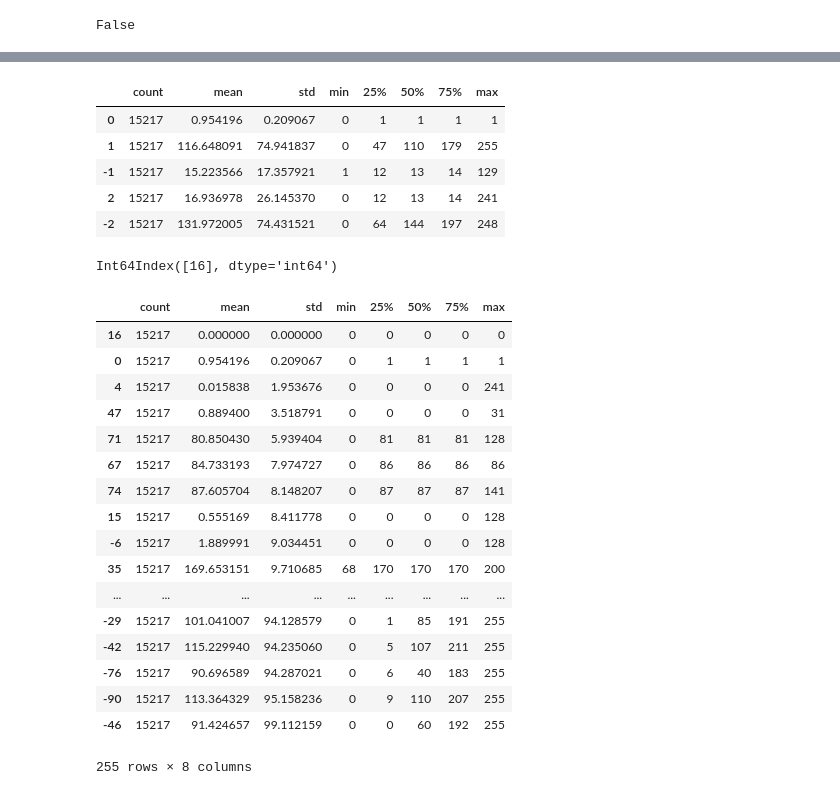
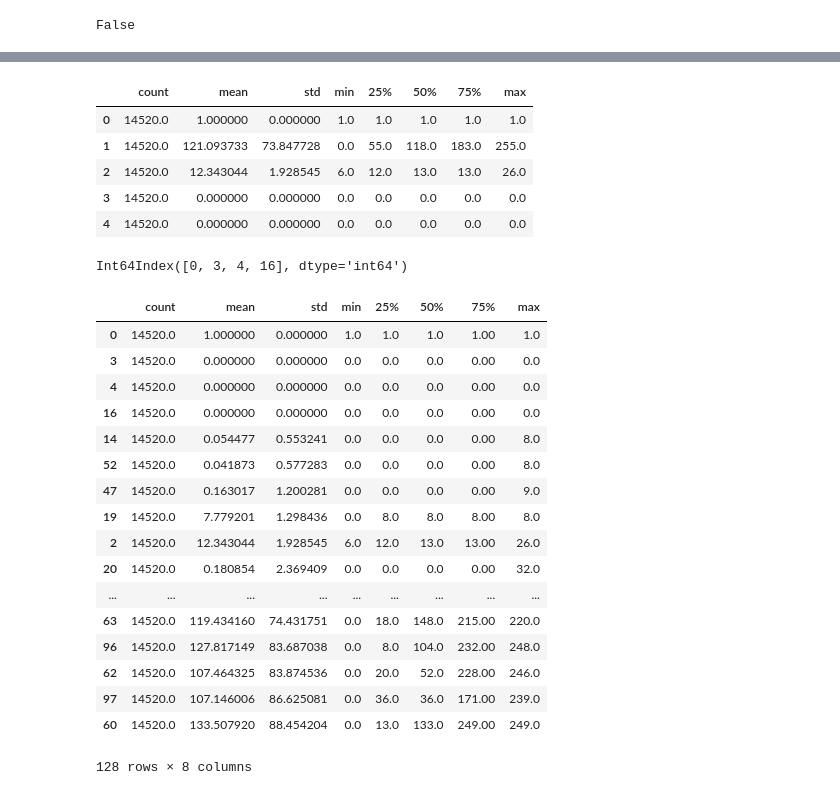
Before and after one commit to 3tilley/CroakLife, a Jupyter notebook: Untitled0.ipynb, the cells around one changed output, grey strips where cells are left out. Saved outputs shown, nothing was run; the diff lists cells and outputs as text; code cells hidden in the pictures.

```diff
--- a/Untitled0.ipynb
+++ b/Untitled0.ipynb
@@ -13,5 +16,5 @@ import binascii
 # %%
-p = r'C:\Program Files (x86)\Steam\steamapps\common\Battlerite\Battlerite\ClientReplays'
+p = r'TestReplays'
 rep = '170410-222752.clientreplay'
 # %%
 data = None
@@ -285,7 +178,7 @@ df4 = df2.copy()
 for i in range(0,16*8):
     j = i * 2
     df2[i] = df2["Data"].apply(lambda s: int(s[j:j+2], 16))
-    if i != 0:
-        df2[-i] = df2["Data"].apply(lambda s: int(s[-j:][:2], 16))
+    #if i != 0:
+        #df2[-i] = df2["Data"].apply(lambda s: int(s[-j:][:2], 16))
         #print -j
     #df4[i] = df4["Data"].apply(lambda s: int(shift(s, 7)[i*2:(i*2)+2], 16))
@@ -354,13 +232,13 @@ df2.head()
 # %%
-desc = df2.drop(["Size", "Data", "Rev", "LargeChunk"], axis=1).describe().T
+desc = df2[df2[0] == 1.0].drop(["Size", "Data", "Rev", "LargeChunk"], axis=1).describe().T
 desc.head()
 # %% [output]
 |  | count | mean | std | min | 25% | 50% | 75% | max |
-| 0 | 15217 | 0.954196 | 0.209067 | 0 | 1 | 1 | 1 | 1 |
-| 1 | 15217 | 116.648091 | 74.941837 | 0 | 47 | 110 | 179 | 255 |
-| -1 | 15217 | 15.223566 | 17.357921 | 1 | 12 | 13 | 14 | 129 |
-| 2 | 15217 | 16.936978 | 26.145370 | 0 | 12 | 13 | 14 | 241 |
-| -2 | 15217 | 131.972005 | 74.431521 | 0 | 64 | 144 | 197 | 248 |
+| 0 | 14520.0 | 1.000000 | 0.000000 | 1.0 | 1.0 | 1.0 | 1.0 | 1.0 |
+| 1 | 14520.0 | 121.093733 | 73.847728 | 0.0 | 55.0 | 118.0 | 183.0 | 255.0 |
+| 2 | 14520.0 | 12.343044 | 1.928545 | 6.0 | 12.0 | 13.0 | 13.0 | 26.0 |
+| 3 | 14520.0 | 0.000000 | 0.000000 | 0.0 | 0.0 | 0.0 | 0.0 | 0.0 |
+| 4 | 14520.0 | 0.000000 | 0.000000 | 0.0 | 0.0 | 0.0 | 0.0 | 0.0 |
 # %%
 # 24 elements that don't change value
 print desc[desc["std"]==0.0].index
@@ -369,24 +247,24 @@ print desc[desc["std"]==0.0].index
 #           dtype='int64')
 desc.sort(columns="std")
 # %% [output]
-Int64Index([16], dtype='int64')
+Int64Index([0, 3, 4, 16], dtype='int64')
 |  | count | mean | std | min | 25% | 50% | 75% | max |
-| 16 | 15217 | 0.000000 | 0.000000 | 0 | 0 | 0 | 0 | 0 |
-| 0 | 15217 | 0.954196 | 0.209067 | 0 | 1 | 1 | 1 | 1 |
-| 4 | 15217 | 0.015838 | 1.953676 | 0 | 0 | 0 | 0 | 241 |
-| 47 | 15217 | 0.889400 | 3.518791 | 0 | 0 | 0 | 0 | 31 |
-| 71 | 15217 | 80.850430 | 5.939404 | 0 | 81 | 81 | 81 | 128 |
-| 67 | 15217 | 84.733193 | 7.974727 | 0 | 86 | 86 | 86 | 86 |
-| 74 | 15217 | 87.605704 | 8.148207 | 0 | 87 | 87 | 87 | 141 |
-| 15 | 15217 | 0.555169 | 8.411778 | 0 | 0 | 0 | 0 | 128 |
-| -6 | 15217 | 1.889991 | 9.034451 | 0 | 0 | 0 | 0 | 128 |
-| 35 | 15217 | 169.653151 | 9.710685 | 68 | 170 | 170 | 170 | 200 |
+| 0 | 14520.0 | 1.000000 | 0.000000 | 1.0 | 1.0 | 1.0 | 1.00 | 1.0 |
+| 3 | 14520.0 | 0.000000 | 0.000000 | 0.0 | 0.0 | 0.0 | 0.00 | 0.0 |
+| 4 | 14520.0 | 0.000000 | 0.000000 | 0.0 | 0.0 | 0.0 | 0.00 | 0.0 |
+| 16 | 14520.0 | 0.000000 | 0.000000 | 0.0 | 0.0 | 0.0 | 0.00 | 0.0 |
+| 14 | 14520.0 | 0.054477 | 0.553241 | 0.0 | 0.0 | 0.0 | 0.00 | 8.0 |
+| 52 | 14520.0 | 0.041873 | 0.577283 | 0.0 | 0.0 | 0.0 | 0.00 | 8.0 |
+| 47 | 14520.0 | 0.163017 | 1.200281 | 0.0 | 0.0 | 0.0 | 0.00 | 9.0 |
+| 19 | 14520.0 | 7.779201 | 1.298436 | 0.0 | 8.0 | 8.0 | 8.00 | 8.0 |
+| 2 | 14520.0 | 12.343044 | 1.928545 | 6.0 | 12.0 | 13.0 | 13.00 | 26.0 |
+| 20 | 14520.0 | 0.180854 | 2.369409 | 0.0 | 0.0 | 0.0 | 0.00 | 32.0 |
 | ... | ... | ... | ... | ... | ... | ... | ... | ... |
-| -29 | 15217 | 101.041007 | 94.128579 | 0 | 1 | 85 | 191 | 255 |
-| -42 | 15217 | 115.229940 | 94.235060 | 0 | 5 | 107 | 211 | 255 |
-| -76 | 15217 | 90.696589 | 94.287021 | 0 | 6 | 40 | 183 | 255 |
-| -90 | 15217 | 113.364329 | 95.158236 | 0 | 9 | 110 | 207 | 255 |
-| -46 | 15217 | 91.424657 | 99.112159 | 0 | 0 | 60 | 192 | 255 |
+| 63 | 14520.0 | 119.434160 | 74.431751 | 0.0 | 18.0 | 148.0 | 215.00 | 220.0 |
+| 96 | 14520.0 | 127.817149 | 83.687038 | 0.0 | 8.0 | 104.0 | 232.00 | 248.0 |
+| 62 | 14520.0 | 107.464325 | 83.874536 | 0.0 | 20.0 | 52.0 | 228.00 | 246.0 |
+| 97 | 14520.0 | 107.146006 | 86.625081 | 0.0 | 36.0 | 36.0 | 171.00 | 239.0 |
+| 60 | 14520.0 | 133.507920 | 88.454204 | 0.0 | 13.0 | 133.0 | 249.00 | 249.0 |
-255 rows × 8 columns
+128 rows × 8 columns
 # %%
 df2[["Rev",-1]]
```
Also changed, not shown: parts of 33 cells of this notebook.
